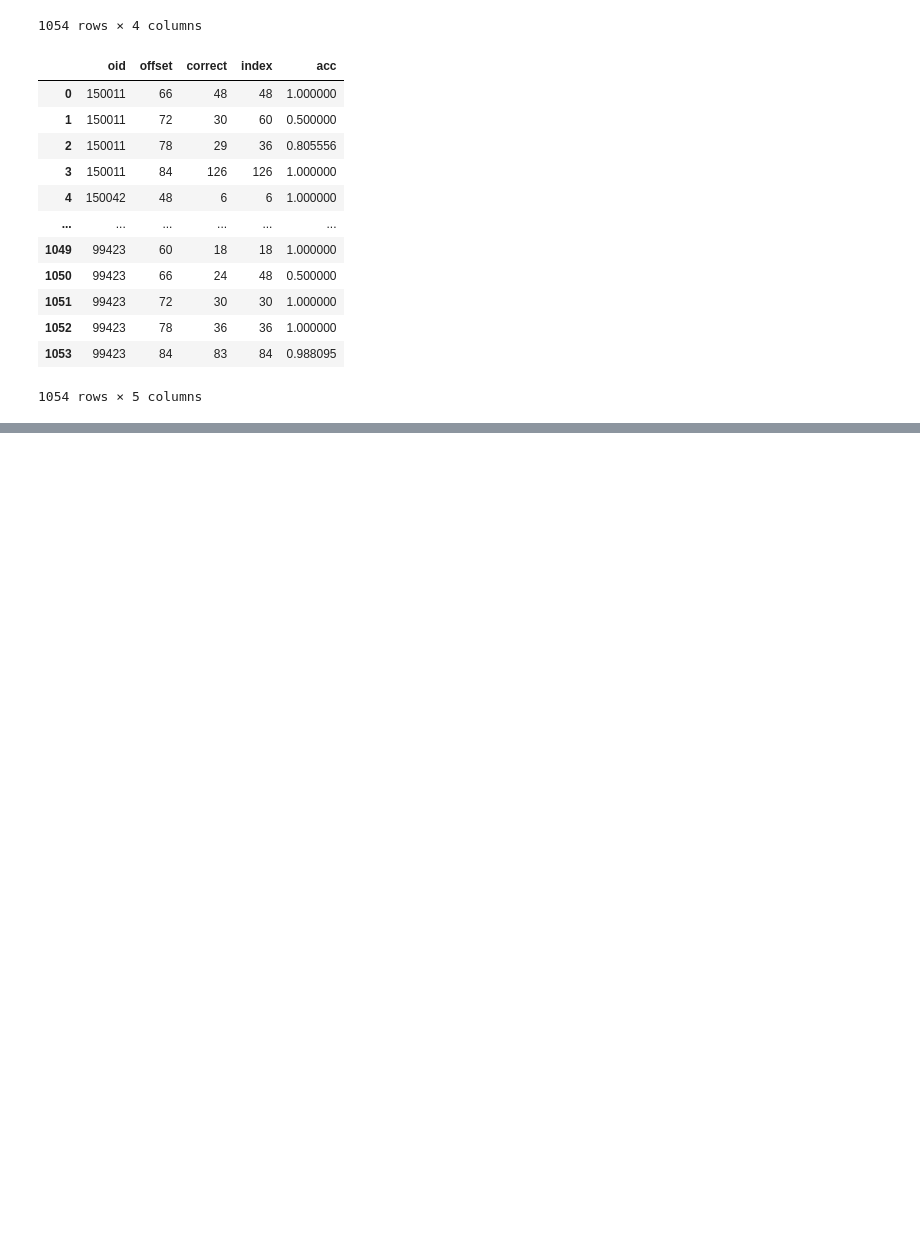
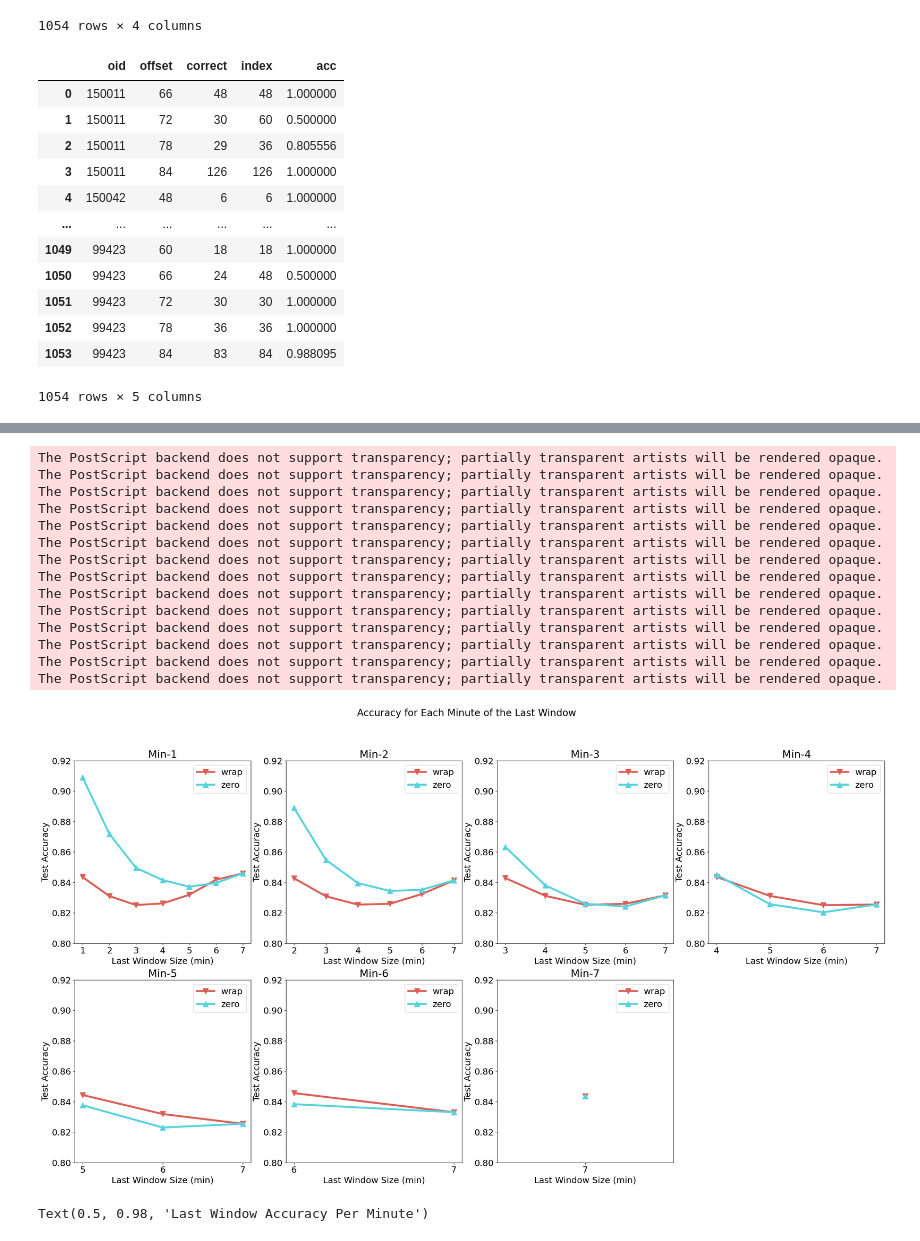
Before and after one commit to ADALabUCSD/DeepPostures, a Jupyter notebook: MSSE-2021/playground.ipynb, the cells around one changed output, grey strips where cells are left out. Cells and saved outputs as stored; diff of their text form; code cells hidden in the pictures; blank space fills up the shorter version.

```diff
--- a/MSSE-2021/playground.ipynb
+++ b/MSSE-2021/playground.ipynb
@@ -499,3 +387,0 @@ gt3x_lines
-# %%
-x, timestamps, labels = [d[0].reshape(-1, int(1/downsample_window * cnn_window_size),
-                                          int(gt3x_frequency*downsample_window), 1) for d in data], [d[1] for d in data], [d[2] for d in data]
@@ -501,0 +404,64 @@ x, timestamps, labels = [d[0].reshape(-1, int(1/downsample_window * cnn_window_s
+# %%
+df_all_second_zero["minute_index"] = df_all_second_zero.groupby(["oid", "index", "offset"]).cumcount()
+# %%
+df_all_second_wrap["minute_index"] = df_all_second_wrap.groupby(["oid", "index", "offset"]).cumcount()
+# %%
+def get_df_min(minute, df_all_second):
+    start_index = (minute - 1) * 6
+    end_index = minute * 6
+    df_min = df_all_second[
+        (start_index <= df_all_second['minute_index'])
+        & (df_all_second['minute_index'] < end_index)]
+    accs_min = get_acc(df_min)
+    return accs_min
+# %%
+palette = sns.color_palette("hls", 2)
+matplotlib.rcParams['axes.prop_cycle'] = matplotlib.cycler(color=palette)
+line_fmts = ['v-', '^-']
+fig, axes = plt.subplots(nrows=2, ncols=4, figsize=(30, 15))
+axes[-1][-1].set_axis_off()
+matplotlib.rcParams.update({'font.size': 18})
+matplotlib.rc('pdf', fonttype=42)
+for minute, ax in zip(np.array([x for x in range(1, 8)]), axes.flatten()):
+#     plot_e2e = PlotterBase(xlabel='Last Window Size (min)',
+#                                ylabel='Test Accuracy',
+#                                title='Last Window Min-{} Accuracy'.format(minute),
+#                                set_ticks=True)
+#     name = "last_window_acc_{}".format(minute)
+    for df_all_second, color, fmt, label in zip([df_all_second_wrap, df_all_second_zero], palette, line_fmts, ['wrap', 'zero']):
+        accs_min = get_df_min(minute, df_all_second)
+        xs = sorted(list(accs_min.keys()))
+        ys = [accs_min[x] for x in xs]
+
+        ax.plot(xs, ys, fmt, linewidth=4, color=color, ms=12, label=label)
+        ax.set_xticks(xs)
+        ax.set_xlabel("Last Window Size (min)")
+        ax.set_ylabel("Test Accuracy")
+        ax.set_title("Min-{}".format(minute))
+        ax.legend(ncol=1, fontsize=18)
+        ax.tick_params(axis='both', which='major', labelsize=18)
+        ax.tick_params(axis='both', which='minor', labelsize=16)
+        ax.set_ylim(0.8, 0.92)
+#     save_fig(plot_e2e.fig, "./figures/{}".format(name))
+fig.suptitle('Accuracy for Each Minute of the Last Window', fontsize=20)
+save_fig(fig, "./figures/last_window_acc_per_minute")
+# %% [output]
+The PostScript backend does not support transparency; partially transparent artists will be rendered opaque.
+The PostScript backend does not support transparency; partially transparent artists will be rendered opaque.
+The PostScript backend does not support transparency; partially transparent artists will be rendered opaque.
+The PostScript backend does not support transparency; partially transparent artists will be rendered opaque.
+The PostScript backend does not support transparency; partially transparent artists will be rendered opaque.
+The PostScript backend does not support transparency; partially transparent artists will be rendered opaque.
+The PostScript backend does not support transparency; partially transparent artists will be rendered opaque.
+The PostScript backend does not support transparency; partially transparent artists will be rendered opaque.
+The PostScript backend does not support transparency; partially transparent artists will be rendered opaque.
+The PostScript backend does not support transparency; partially transparent artists will be rendered opaque.
+The PostScript backend does not support transparency; partially transparent artists will be rendered opaque.
+The PostScript backend does not support transparency; partially transparent artists will be rendered opaque.
+The PostScript backend does not support transparency; partially transparent artists will be rendered opaque.
+The PostScript backend does not support transparency; partially transparent artists will be rendered opaque.
+[figure, added]
+# %%
+fig.suptitle('Last Window Accuracy Per Minute', fontsize=16)
+# %% [output]
+Text(0.5, 0.98, 'Last Window Accuracy Per Minute')
```
Also changed, not shown: parts of 47 cells of this notebook, 27 other files.
